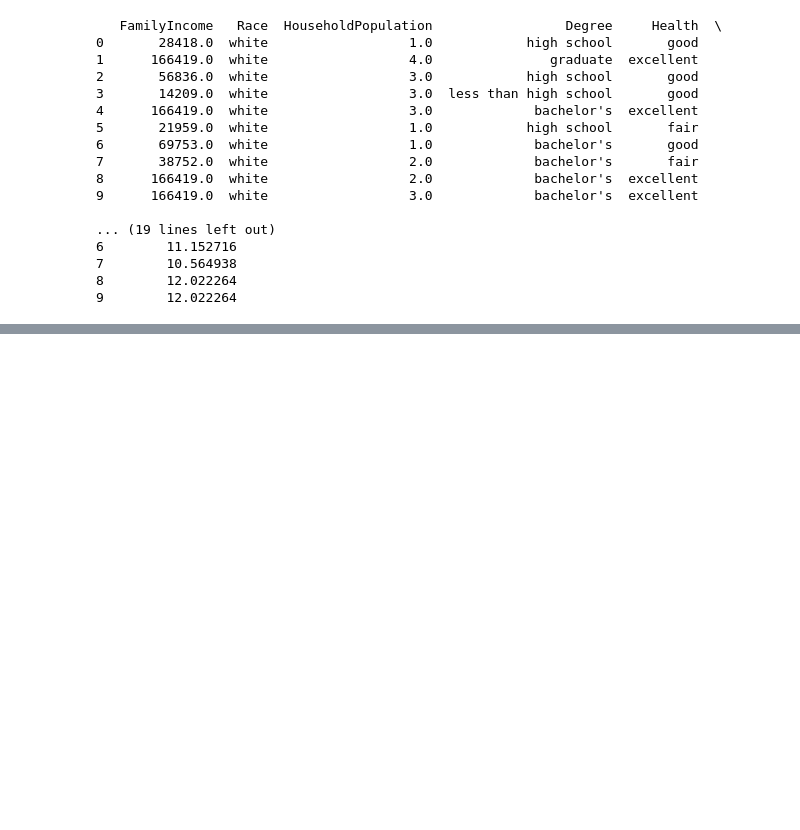
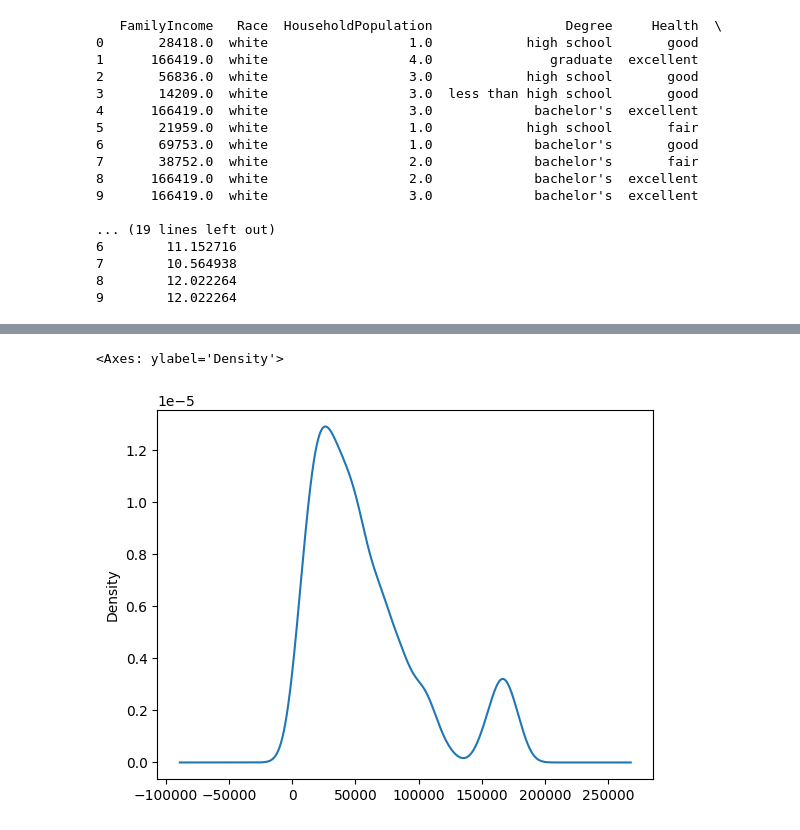
Before and after one commit to DS3001/group7, a Jupyter notebook: Lab1_EDA.ipynb, the cells around one changed output, grey strips where cells are left out. Cells and saved outputs as stored; diff of their text form; code cells hidden in the pictures; blank space fills up the shorter version.

```diff
--- a/Lab1_EDA.ipynb
+++ b/Lab1_EDA.ipynb
@@ -413,3 +677,8 @@ Name: FamilyIncome, dtype: float64
+# %%
+filtered_df['FamilyIncome'].plot.density()
+# %% [output]
+<Axes: ylabel='Density'>
+[figure, added]
 # %%
 #Summary Statistics and EDA for explanatory variables
 from matplotlib import pyplot as plt
```
Also changed, not shown: parts of 28 cells of this notebook.
